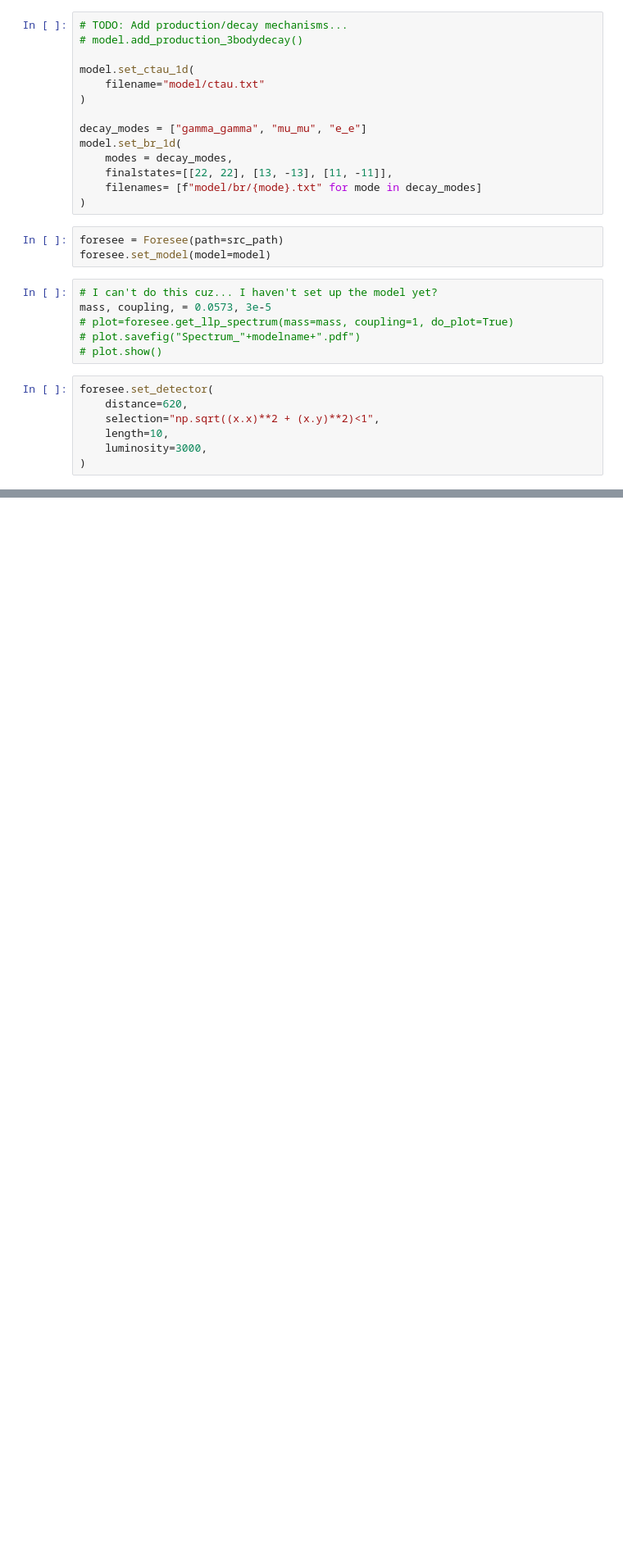
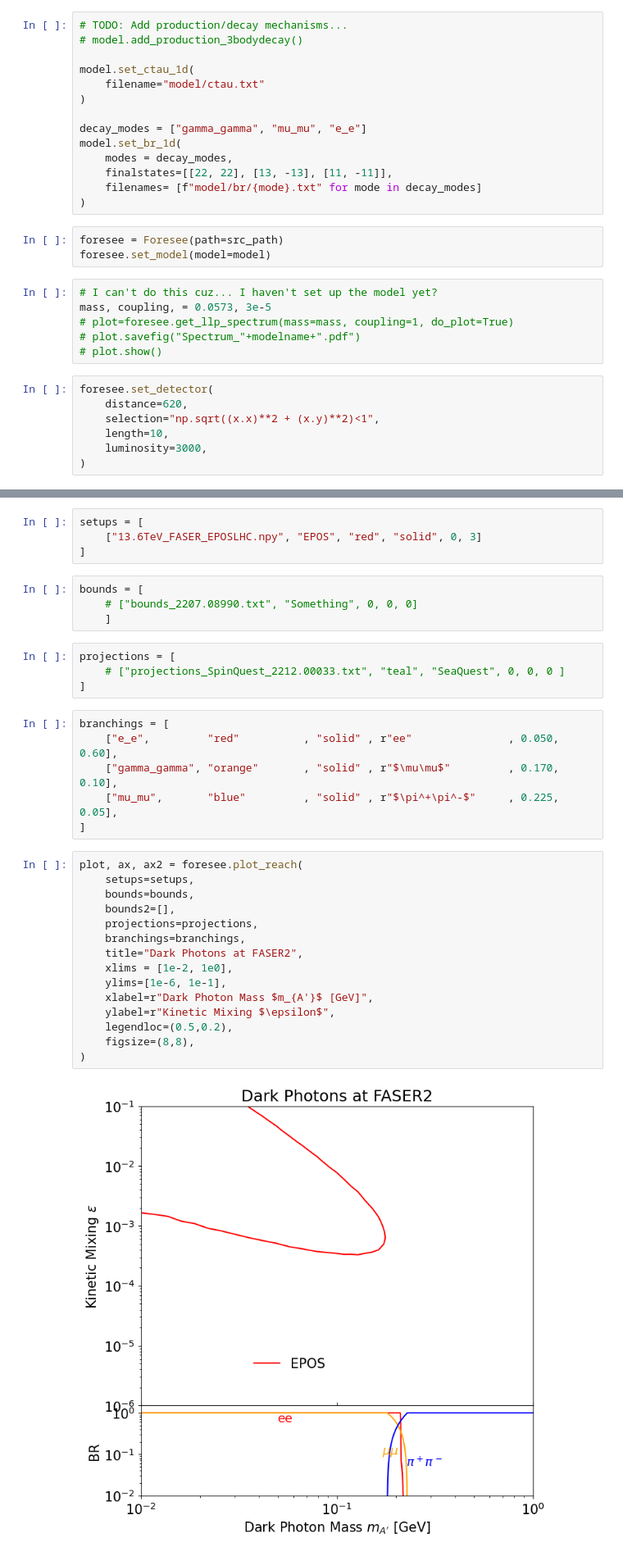
Before and after one commit to Pawan-Johnson/FORESEE, a Jupyter notebook: Models/MFC/MFC.ipynb, the cells around one changed output, grey strips where cells are left out. Shown at 82% size. Drawn from its saved outputs; the diff is of its cells as text; blank space fills up the shorter version.

```diff
--- a/Models/MFC/MFC.ipynb
+++ b/Models/MFC/MFC.ipynb
@@ -55,0 +85,35 @@ momenta, weights, _ = foresee.write_events(
+# %%
+setups = [
+    ["13.6TeV_FASER_EPOSLHC.npy", "EPOS", "red", "solid", 0, 3]
+]
+# %%
+bounds = [
+    # ["bounds_2207.08990.txt", "Something", 0, 0, 0]
+    ]
+# %%
+projections = [
+    # ["projections_SpinQuest_2212.00033.txt", "teal", "SeaQuest", 0, 0, 0 ]
+]
+# %%
+branchings = [
+    ["e_e",         "red"          , "solid" , r"ee"               , 0.050, 0.60],
+    ["gamma_gamma", "orange"       , "solid" , r"$\mu\mu$"         , 0.170, 0.10],
+    ["mu_mu",       "blue"         , "solid" , r"$\pi^+\pi^-$"     , 0.225, 0.05],
+]
+# %%
+plot, ax, ax2 = foresee.plot_reach(
+    setups=setups,
+    bounds=bounds,
+    bounds2=[],
+    projections=projections,
+    branchings=branchings,
+    title="Dark Photons at FASER2",
+    xlims = [1e-2, 1e0],
+    ylims=[1e-6, 1e-1],
+    xlabel=r"Dark Photon Mass $m_{A'}$ [GeV]",
+    ylabel=r"Kinetic Mixing $\epsilon$",
+    legendloc=(0.5,0.2),
+    figsize=(8,8),
+)
+# %% [output]
+[figure, added]
```
Also changed, not shown: parts of 2 cells of this notebook, 1 other file.
